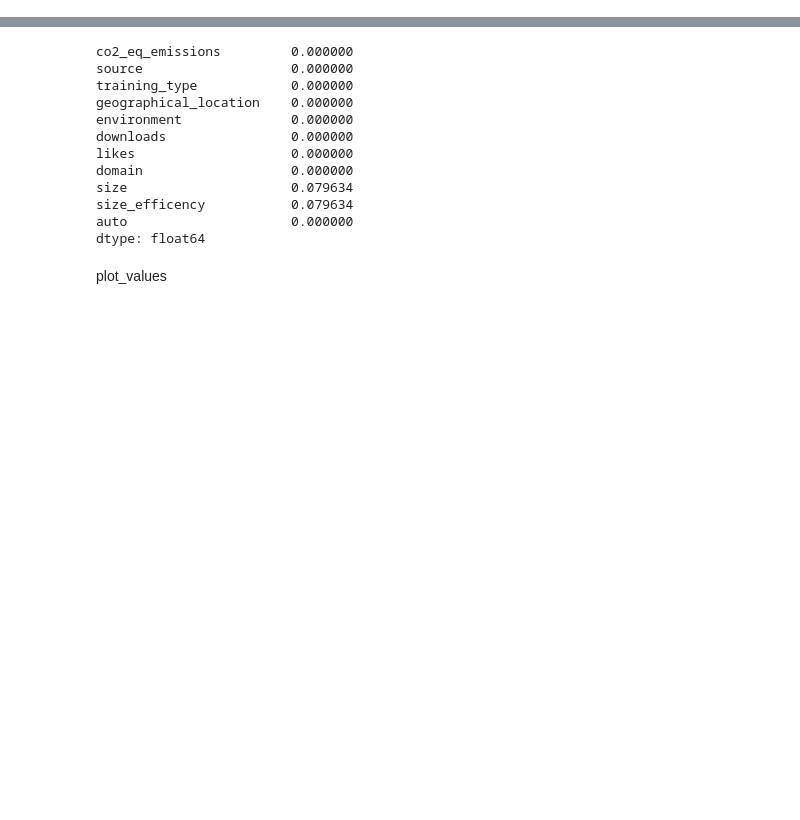
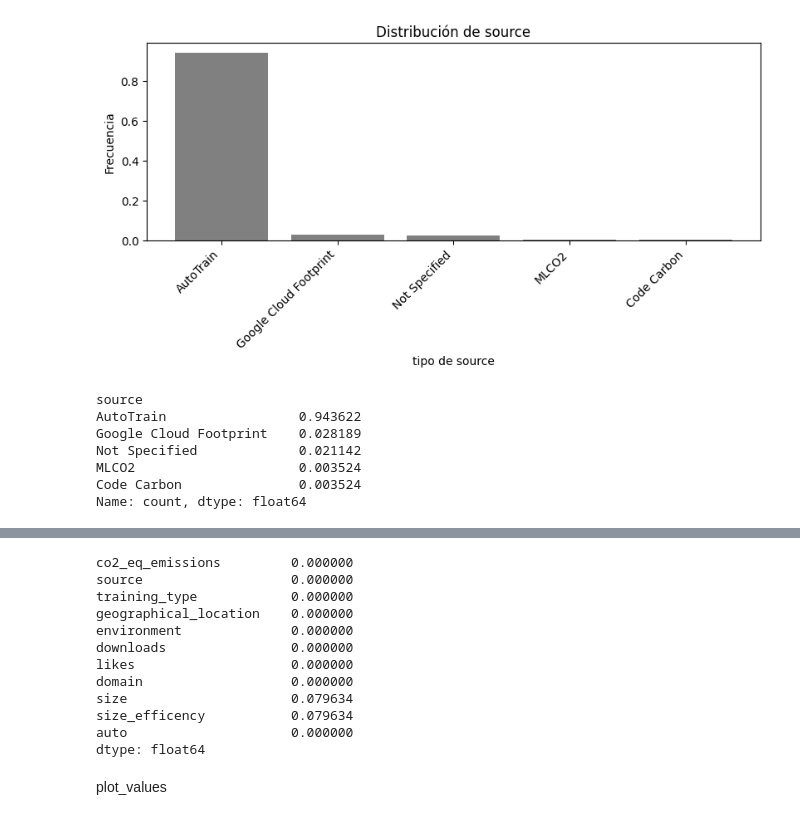
Before and after one commit to jufegare000/hugging-face-co2-multivariate-analysis, a Jupyter notebook: notebooks/1_1_data_analysis.ipynb, the cells around one changed output, grey strips where cells are left out. Cells and saved outputs as stored; diff of their text form; code cells hidden in the pictures; blank space fills up the shorter version.

```diff
--- a/notebooks/1_1_data_analysis.ipynb
+++ b/notebooks/1_1_data_analysis.ipynb
@@ -34,0 +48,12 @@ def plot_categorical_variable(categorical_variable, title, xlable, ylabel):
+# %%
+plot_categorical_variable('source', 'Distribución de source', 'tipo de source','Frecuencia')
+data_frame_of_variables['source'].value_counts()/size_of_dataframe
+# %% [output]
+[figure, added]
+source
+AutoTrain                 0.943622
+Google Cloud Footprint    0.028189
+Not Specified             0.021142
+MLCO2                     0.003524
+Code Carbon               0.003524
+Name: count, dtype: float64
```
Also changed, not shown: parts of 9 cells of this notebook, 4 other files.
